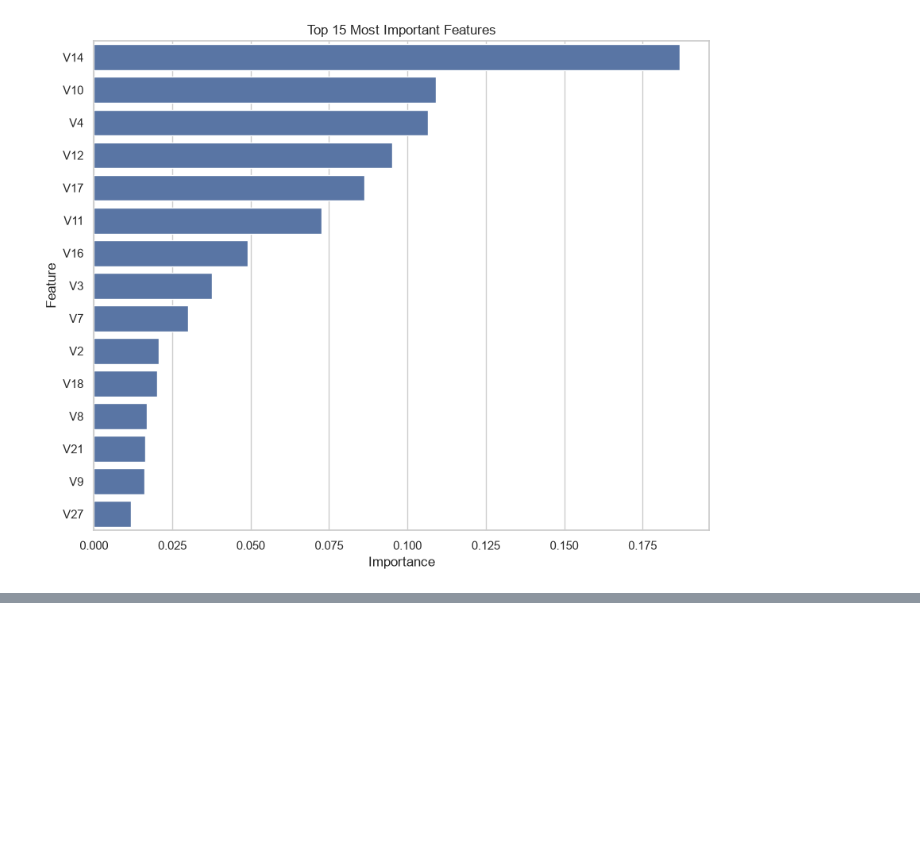
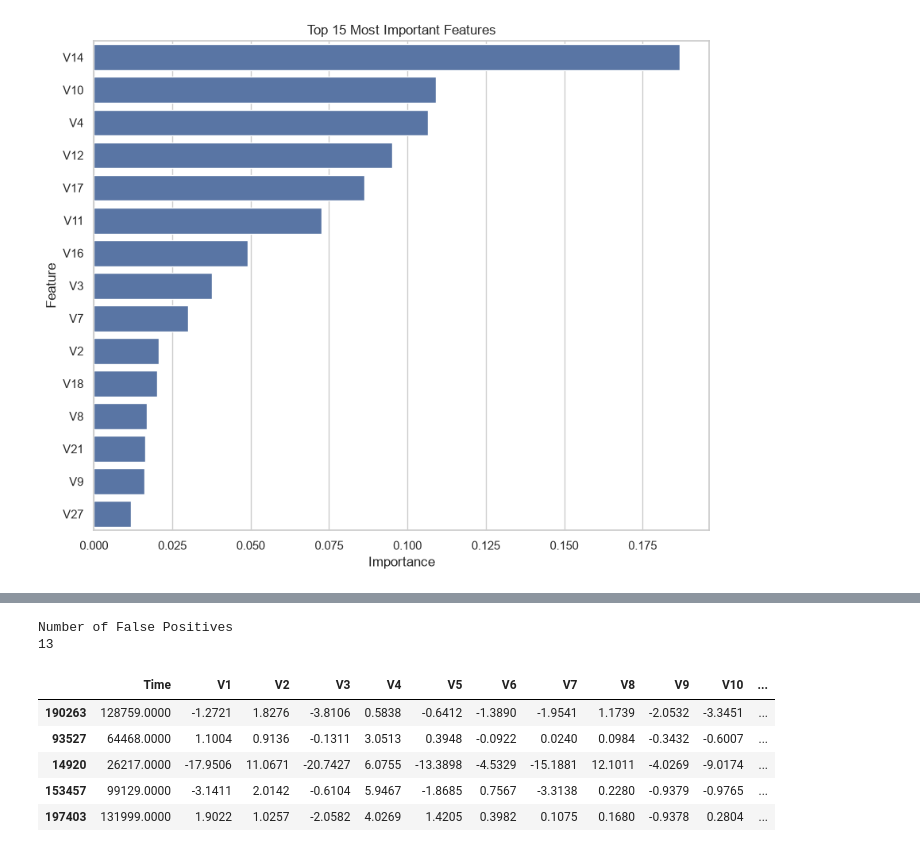
Before and after one commit to meerkanani-40/Credit-Card-Fraud-Detection, a Jupyter notebook: Credit_Card_Fraud_Detection.ipynb, the cells around one changed output, grey strips where cells are left out. Saved outputs shown, nothing was run; the diff lists cells and outputs as text; code cells hidden in the pictures; blank space fills up the shorter version.

```diff
--- a/Credit_Card_Fraud_Detection.ipynb
+++ b/Credit_Card_Fraud_Detection.ipynb
@@ -2210,0 +2293,23 @@ plt.show()
+# %%
+false_positive_index = X_test_scaled[
+    (y_test == 0) &
+    (y_pred == 1)
+].index
+
+false_positive = df.loc[false_positive_index]
+
+print("Number of False Positives")
+
+print(false_positive.shape[0])
+# %% [output]
+Number of False Positives
+13
+# %%
+false_positive.head()
+# %% [output]
+|  | Time | V1 | V2 | V3 | V4 | V5 | V6 | V7 | V8 | V9 | V10 | ... |
+| 190263 | 128759.0000 | -1.2721 | 1.8276 | -3.8106 | 0.5838 | -0.6412 | -1.3890 | -1.9541 | 1.1739 | -2.0532 | -3.3451 | ... |
+| 93527 | 64468.0000 | 1.1004 | 0.9136 | -0.1311 | 3.0513 | 0.3948 | -0.0922 | 0.0240 | 0.0984 | -0.3432 | -0.6007 | ... |
+| 14920 | 26217.0000 | -17.9506 | 11.0671 | -20.7427 | 6.0755 | -13.3898 | -4.5329 | -15.1881 | 12.1011 | -4.0269 | -9.0174 | ... |
+| 153457 | 99129.0000 | -3.1411 | 2.0142 | -0.6104 | 5.9467 | -1.8685 | 0.7567 | -3.3138 | 0.2280 | -0.9379 | -0.9765 | ... |
+| 197403 | 131999.0000 | 1.9022 | 1.0257 | -2.0582 | 4.0269 | 1.4205 | 0.3982 | 0.1075 | 0.1680 | -0.9378 | 0.2804 | ... |
```
Also changed, not shown: parts of 12 cells of this notebook.
